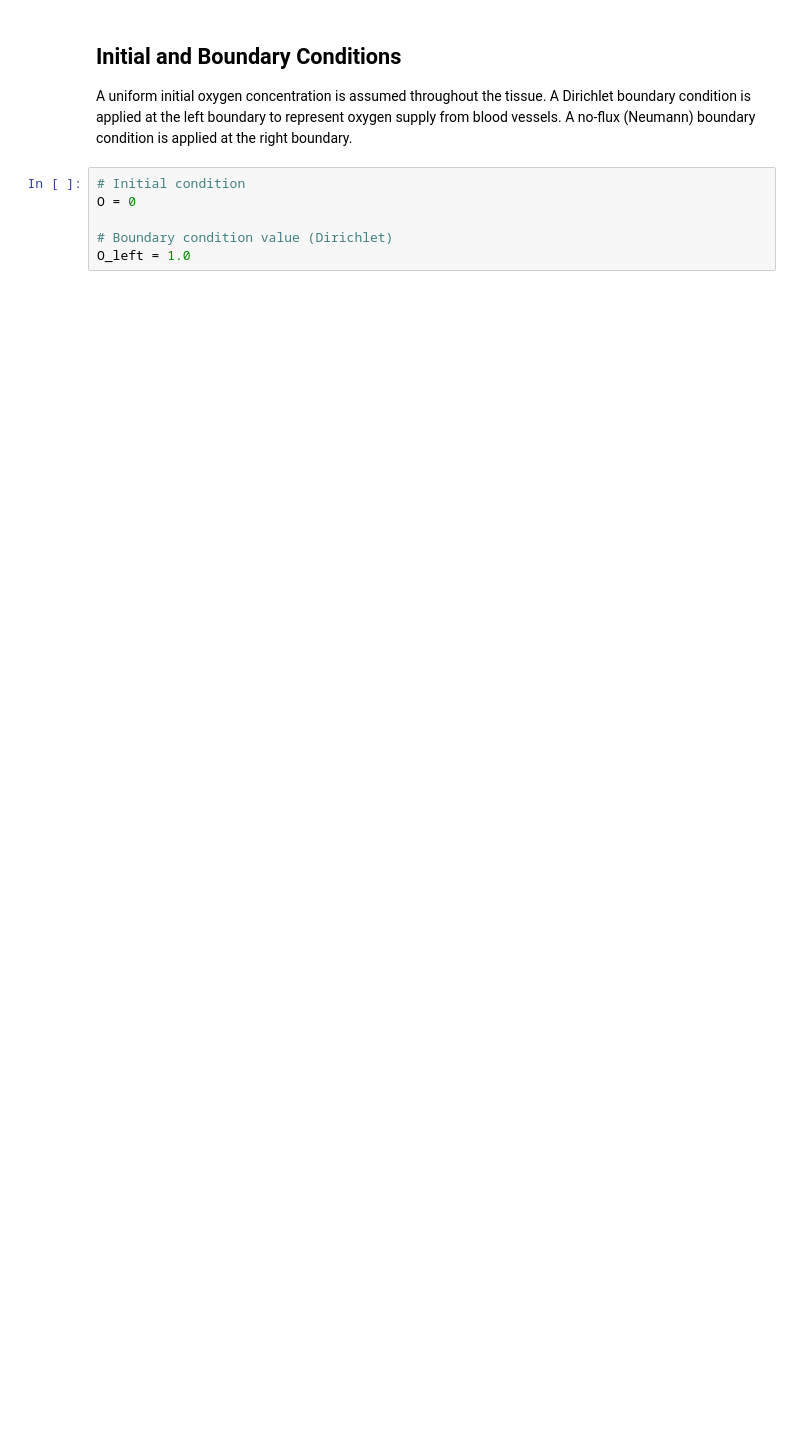
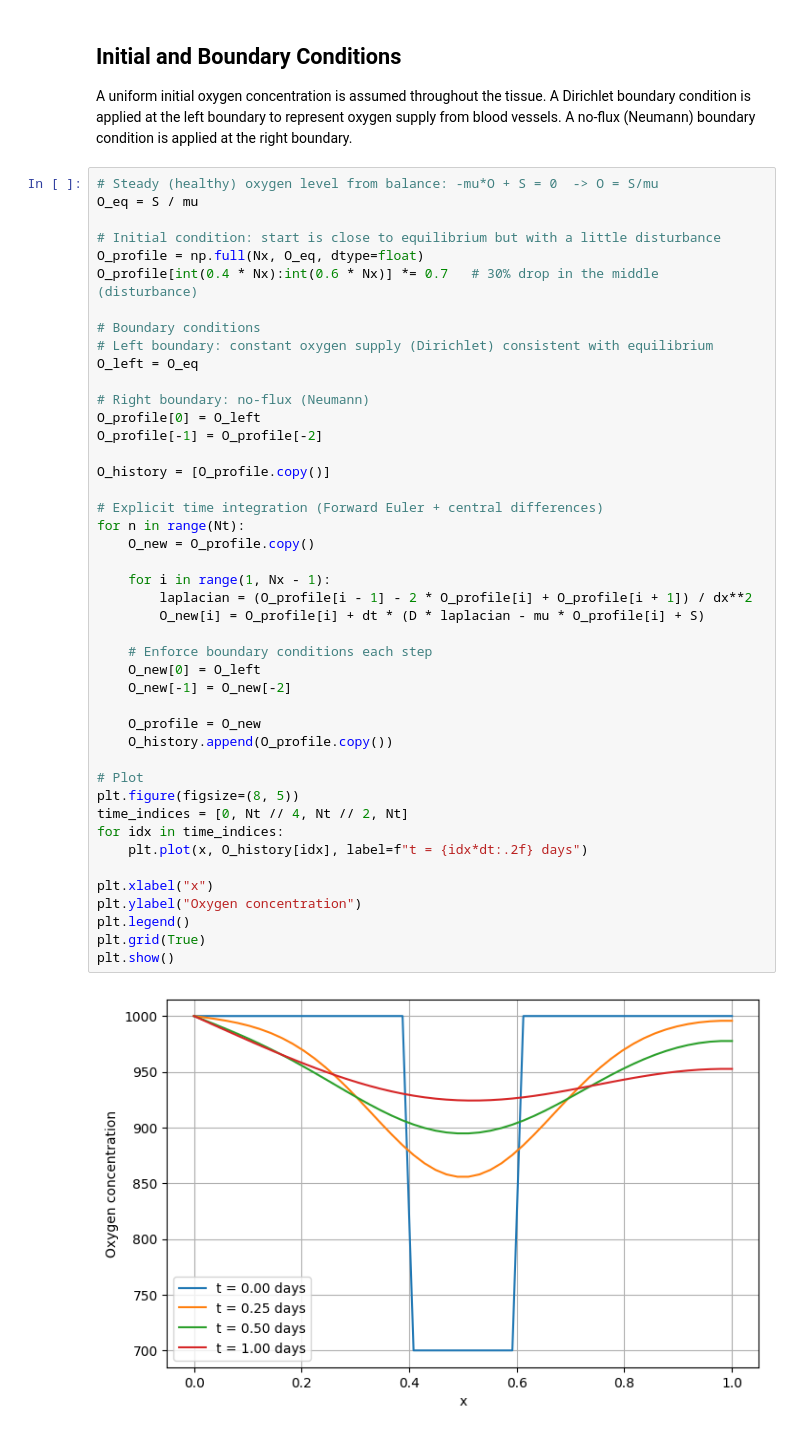
Before and after one commit to gurovamr/Oxygen-Distribution-in-Tissues, a Jupyter notebook: wip_pia_mariia.ipynb, the cells around one changed output. Saved outputs shown, nothing was run; the diff lists cells and outputs as text; blank space fills up the shorter version.

```diff
--- a/wip_pia_mariia.ipynb
+++ b/wip_pia_mariia.ipynb
@@ -89,8 +88,48 @@ Nt = int(T / dt)
 
 A uniform initial oxygen concentration is assumed throughout the tissue. A Dirichlet boundary condition is applied at the left boundary to represent oxygen supply from blood vessels. A no-flux (Neumann) boundary condition is applied at the right boundary.
 # %%
-# Initial condition
-O = 0
+# Steady (healthy) oxygen level from balance: -mu*O + S = 0  -> O = S/mu
+O_eq = S / mu
 
-# Boundary condition value (Dirichlet)
-O_left = 1.0
+# Initial condition: start is close to equilibrium but with a little disturbance
+O_profile = np.full(Nx, O_eq, dtype=float)
+O_profile[int(0.4 * Nx):int(0.6 * Nx)] *= 0.7   # 30% drop in the middle (disturbance)
+
+# Boundary conditions
+# Left boundary: constant oxygen supply (Dirichlet) consistent with equilibrium
+O_left = O_eq
+
+# Right boundary: no-flux (Neumann)
+O_profile[0] = O_left
+O_profile[-1] = O_profile[-2]
+
+O_history = [O_profile.copy()]
+
+# Explicit time integration (Forward Euler + central differences)
+for n in range(Nt):
+    O_new = O_profile.copy()
+
+    for i in range(1, Nx - 1):
+        laplacian = (O_profile[i - 1] - 2 * O_profile[i] + O_profile[i + 1]) / dx**2
+        O_new[i] = O_profile[i] + dt * (D * laplacian - mu * O_profile[i] + S)
+
+    # Enforce boundary conditions each step
+    O_new[0] = O_left
+    O_new[-1] = O_new[-2]
+
+    O_profile = O_new
+    O_history.append(O_profile.copy())
+
+# Plot
+plt.figure(figsize=(8, 5))
+time_indices = [0, Nt // 4, Nt // 2, Nt]
+for idx in time_indices:
+    plt.plot(x, O_history[idx], label=f"t = {idx*dt:.2f} days")
+
+plt.xlabel("x")
+plt.ylabel("Oxygen concentration")
+plt.legend()
+plt.grid(True)
+plt.show()
+# %% [output]
+[figure, added]
```
Also changed, not shown: parts of 24 cells of this notebook.
